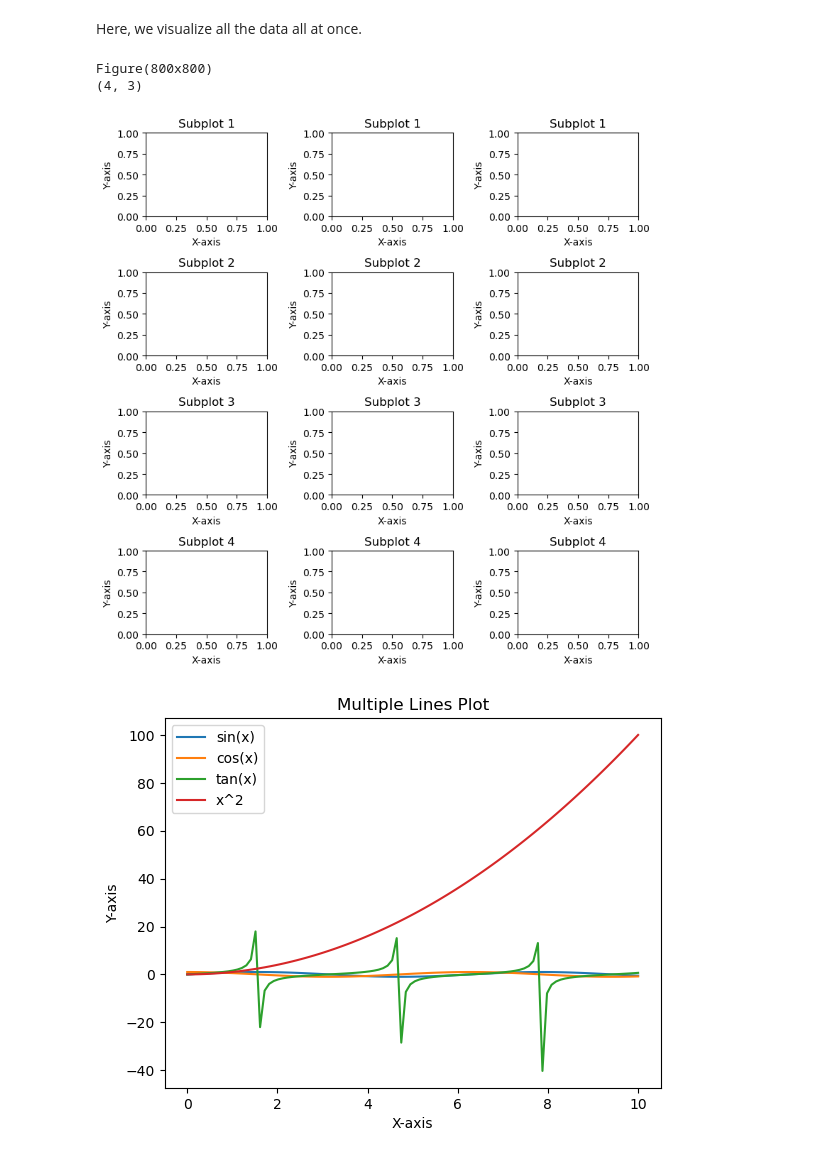
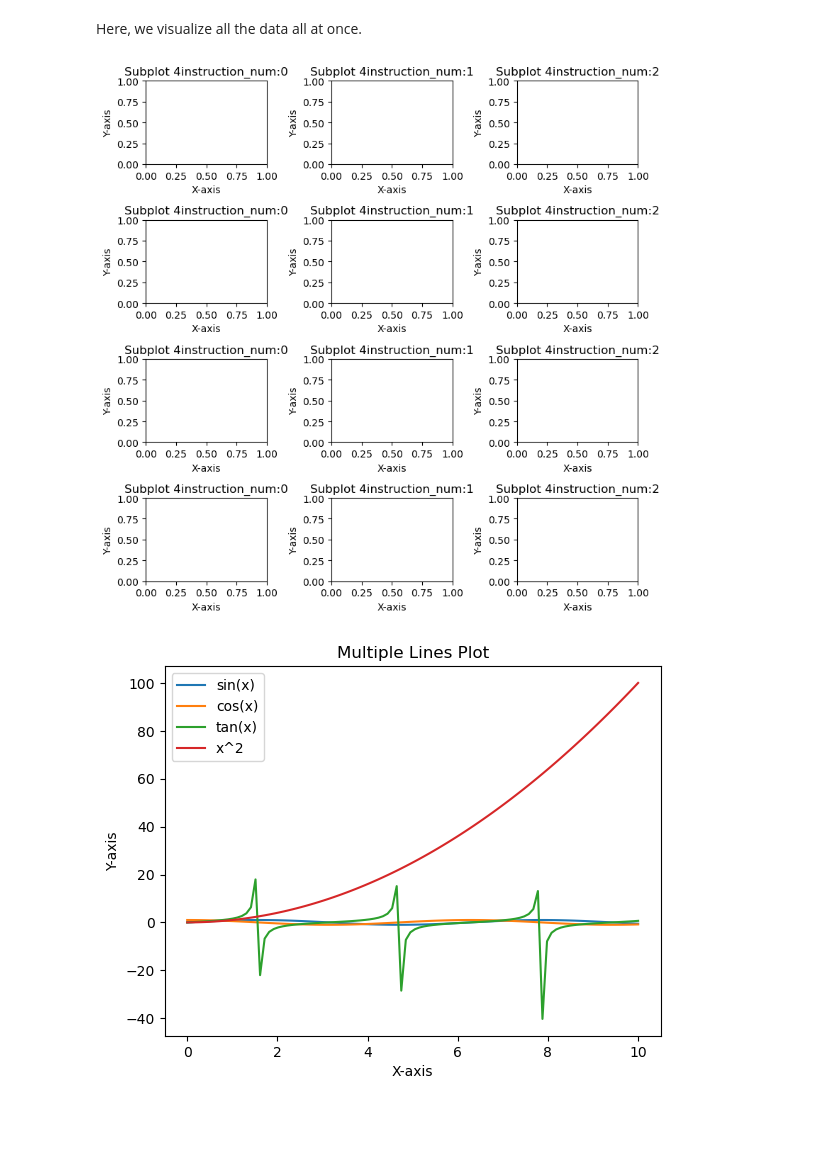
Before and after one commit to XueqianDeng/meta, a Jupyter notebook: Standard_Version/analysis.ipynb, the cells around one changed output. Drawn from its saved outputs; the diff is of its cells as text; code cells hidden in the pictures; blank space fills up the shorter version.

```diff
--- a/Standard_Version/analysis.ipynb
+++ b/Standard_Version/analysis.ipynb
@@ -69,24 +69,22 @@ Here, we visualize all the data all at once.
 # %%
 # Create a figure and an array of subplots
 
 fig, axes = plt.subplots(nrows=section_numbers, ncols=3, figsize=(8, 8))
 
 for section_num, row in enumerate(axes):
     for instruction_num, ax in enumerate(row):
-
-        ax.set_title(f'Subplot {i + 1}')
+        plot_data = all_list[instruction_num][section_num]
+        ax.set_title(f'Subplot {i + 1}' + 'instruction_num:' + str(instruction_num))
         ax.set_xlabel('X-axis')
         ax.set_ylabel('Y-axis')
 
 # Adjust spacing between subplots
 plt.tight_layout()
 
 # Show the figure with all subplots
 plt.show()
 # %% [output]
-Figure(800x800)
-(4, 3)
-[figure, old version]
+[figure, new version]
 # %%
 import matplotlib.pyplot as plt
 import numpy as np
```
